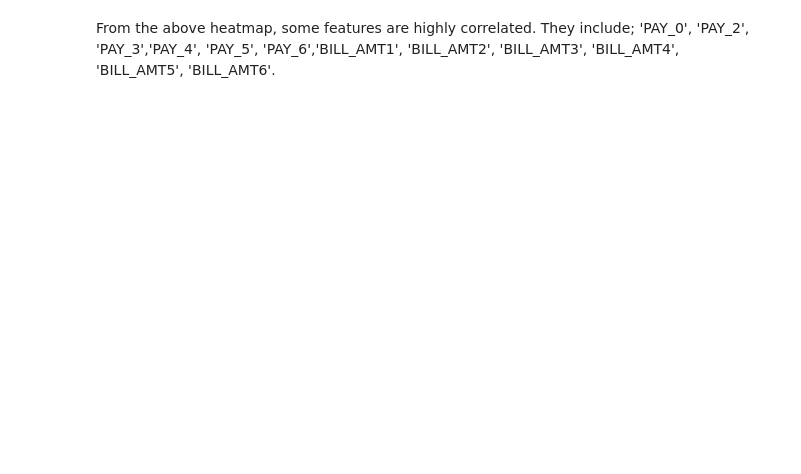
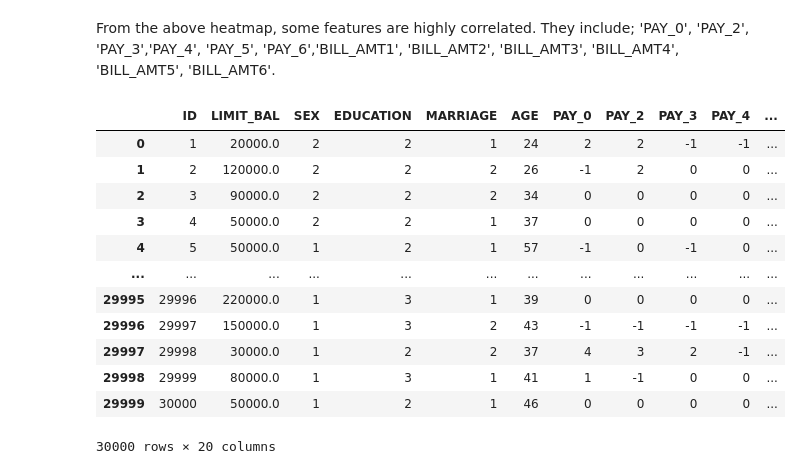
Before and after one commit to Amoskipkirui/Project-credit-scoring, a Jupyter notebook: index.ipynb, the cells around one changed output. Drawn from its saved outputs; the diff is of its cells as text; code cells hidden in the pictures; blank space fills up the shorter version.

```diff
--- a/index.ipynb
+++ b/index.ipynb
@@ -234,3 +204,44 @@ plt.show()
 From the above heatmap, some features are highly correlated. They include;
  'PAY_0', 'PAY_2', 'PAY_3','PAY_4', 'PAY_5', 'PAY_6','BILL_AMT1', 'BILL_AMT2',
 'BILL_AMT3', 'BILL_AMT4', 'BILL_AMT5', 'BILL_AMT6'.
+# %%
+
+def remove_highly_correlated_features(data, threshold=0.5):
+
+    # Calculate the correlation matrix and take the absolute value
+    corr_matrix = data.corr().abs()
+
+    # Create a True/False mask to identify highly correlated features
+    mask = np.triu(np.ones_like(corr_matrix, dtype=bool))
+    tri_df = corr_matrix.mask(mask)
+
+    # List column names of highly correlated features (r > threshold)
+    to_drop = [c for c in tri_df.columns if any(tri_df[c] > threshold)]
+
+    # Drop the highly correlated features from the DataFrame
+    df_cleaned2 = data.drop(to_drop, axis=1)
+
+    return df_cleaned2
+
+# Specify the DataFrame with the features
+data = pd.DataFrame(df)
+
+# Remove highly correlated features
+df_cleaned2 = remove_highly_correlated_features(data, threshold=0.9)
+
+# Print the cleaned DataFrame
+df_cleaned2
+# %% [output]
+|  | ID | LIMIT_BAL | SEX | EDUCATION | MARRIAGE | AGE | PAY_0 | PAY_2 | PAY_3 | PAY_4 | ... |
+| 0 | 1 | 20000.0 | 2 | 2 | 1 | 24 | 2 | 2 | -1 | -1 | ... |
+| 1 | 2 | 120000.0 | 2 | 2 | 2 | 26 | -1 | 2 | 0 | 0 | ... |
+| 2 | 3 | 90000.0 | 2 | 2 | 2 | 34 | 0 | 0 | 0 | 0 | ... |
+| 3 | 4 | 50000.0 | 2 | 2 | 1 | 37 | 0 | 0 | 0 | 0 | ... |
+| 4 | 5 | 50000.0 | 1 | 2 | 1 | 57 | -1 | 0 | -1 | 0 | ... |
+| ... | ... | ... | ... | ... | ... | ... | ... | ... | ... | ... | ... |
+| 29995 | 29996 | 220000.0 | 1 | 3 | 1 | 39 | 0 | 0 | 0 | 0 | ... |
+| 29996 | 29997 | 150000.0 | 1 | 3 | 2 | 43 | -1 | -1 | -1 | -1 | ... |
+| 29997 | 29998 | 30000.0 | 1 | 2 | 2 | 37 | 4 | 3 | 2 | -1 | ... |
+| 29998 | 29999 | 80000.0 | 1 | 3 | 1 | 41 | 1 | -1 | 0 | 0 | ... |
+| 29999 | 30000 | 50000.0 | 1 | 2 | 1 | 46 | 0 | 0 | 0 | 0 | ... |
+30000 rows × 20 columns
```
Also changed, not shown: parts of 9 cells of this notebook.
